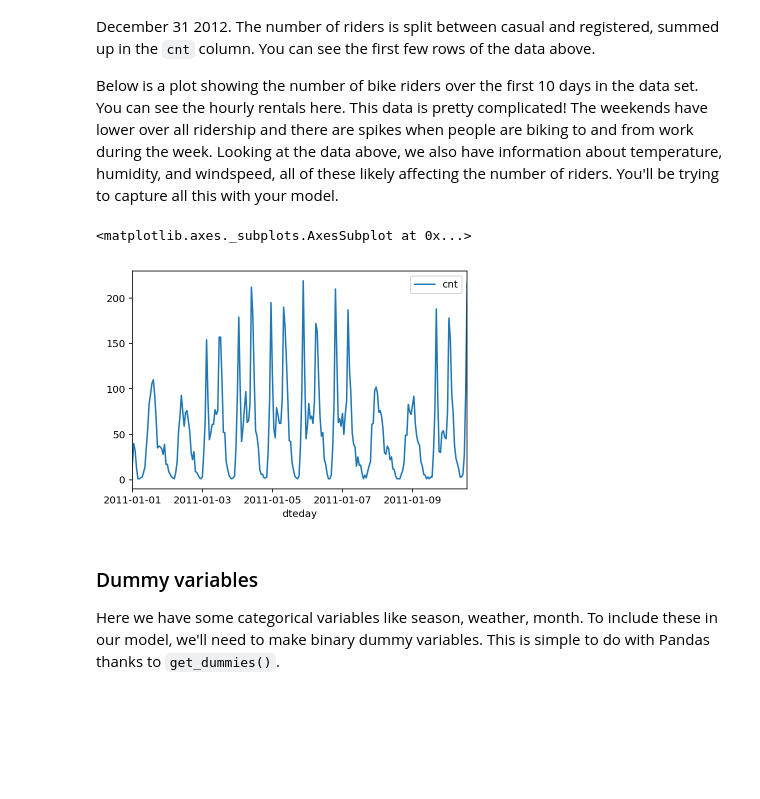
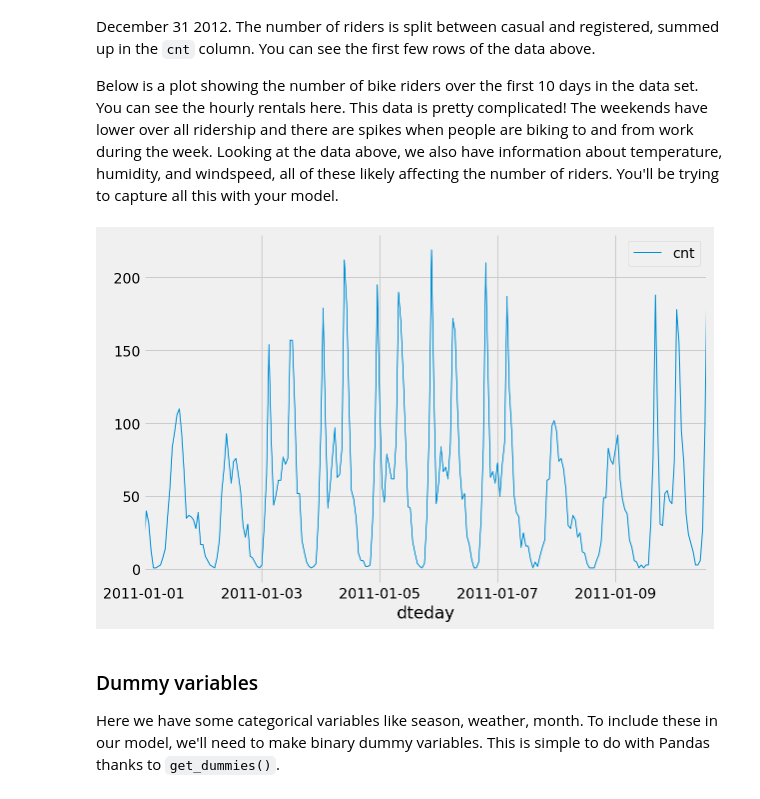
Before and after one commit to lemoinef/practice, a Jupyter notebook: deep_learning_with_siraj/dlnd-your-first-network/DLND-your-first-network/dlnd-your-first-neural-network.ipynb, the cells around one changed output. Cells and saved outputs as stored; diff of their text form; code cells hidden in the pictures; blank space fills up the shorter version.

```diff
--- a/deep_learning_with_siraj/dlnd-your-first-network/DLND-your-first-network/dlnd-your-first-neural-network.ipynb
+++ b/deep_learning_with_siraj/dlnd-your-first-network/DLND-your-first-network/dlnd-your-first-neural-network.ipynb
@@ -9,6 +9,7 @@ In this project, you'll build your first neural network and use it to predict da
 import numpy as np
 import pandas as pd
 import matplotlib.pyplot as plt
+plt.style.use('fivethirtyeight')
 # %% [markdown]
 ## Load and prepare the data
 
@@ -33,10 +34,10 @@ This dataset has the number of riders for each hour of each day from January 1 2
 
 Below is a plot showing the number of bike riders over the first 10 days in the data set. You can see the hourly rentals here. This data is pretty complicated! The weekends have lower over all ridership and there are spikes when people are biking to and from work during the week. Looking at the data above, we also have information about temperature, humidity, and windspeed, all of these likely affecting the number of riders. You'll be trying to capture all this with your model.
 # %%
-rides[:24*10].plot(x='dteday', y='cnt')
+rides[:24*10].plot(x='dteday', y='cnt', linewidth=1, figsize=(9,6))
+plt.show()
 # %% [output]
-<matplotlib.axes._subplots.AxesSubplot at 0x...>
-[figure, old version]
+[figure, new version]
 # %% [markdown]
 ### Dummy variables
 Here we have some categorical variables like season, weather, month. To include these in our model, we'll need to make binary dummy variables. This is simple to do with Pandas thanks to `get_dummies()`.
```
Also changed, not shown: parts of 10 cells of this notebook.
